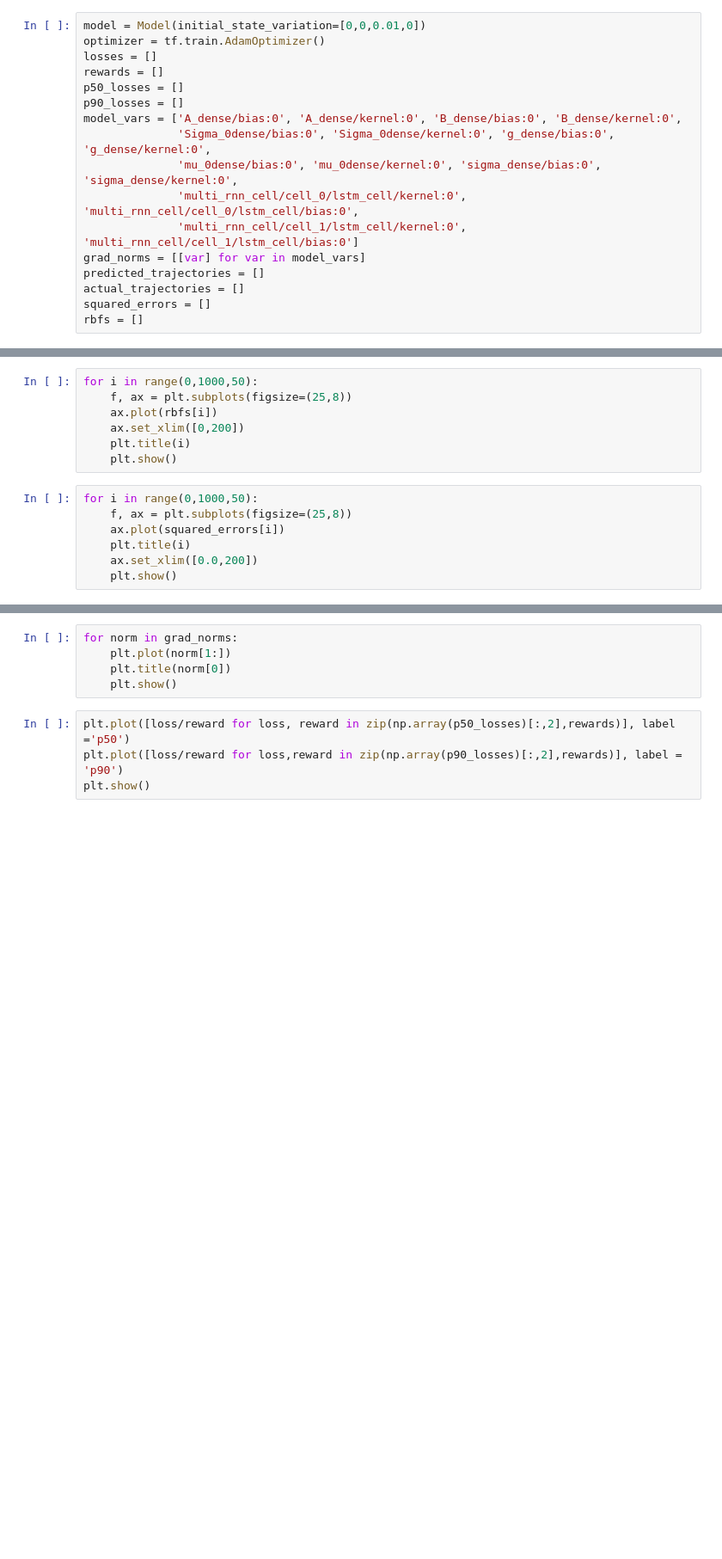
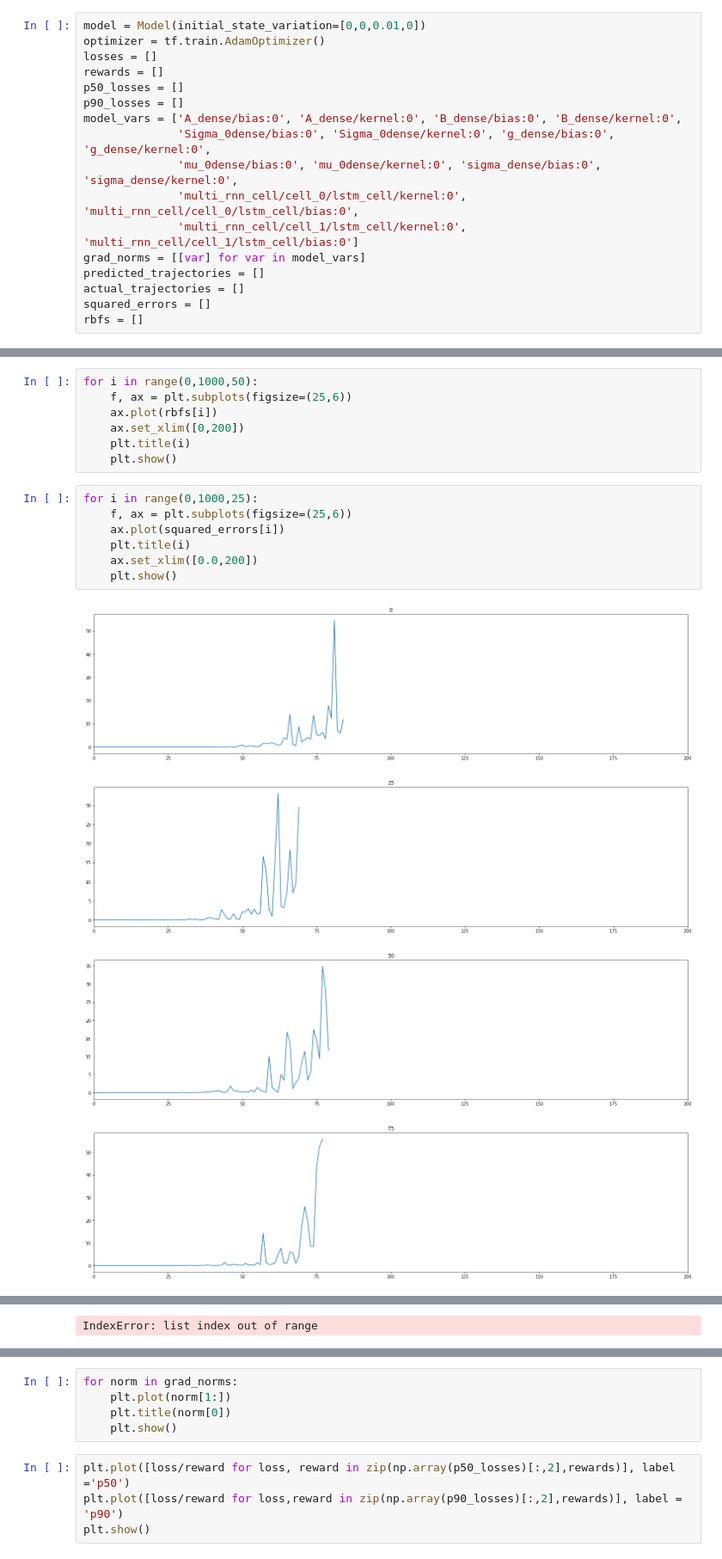
Before and after one commit to albalaka/DLQR, a Jupyter notebook: EagerExecutionAttempt.ipynb, the cells around one changed output, grey strips where cells are left out. Shown at 86% size. Drawn from its saved outputs; the diff is of its cells as text; blank space fills up the shorter version.

```diff
--- a/EagerExecutionAttempt.ipynb
+++ b/EagerExecutionAttempt.ipynb
@@ -518,14 +517,19 @@ plt.show()
 # %%
 for i in range(0,1000,50):
-    f, ax = plt.subplots(figsize=(25,8))
+    f, ax = plt.subplots(figsize=(25,6))
     ax.plot(rbfs[i])
     ax.set_xlim([0,200])
     plt.title(i)
     plt.show()
 # %%
-for i in range(0,1000,50):
-    f, ax = plt.subplots(figsize=(25,8))
+for i in range(0,1000,25):
+    f, ax = plt.subplots(figsize=(25,6))
     ax.plot(squared_errors[i])
     plt.title(i)
     ax.set_xlim([0.0,200])
     plt.show()
+# %% [output]
+[figure, added]
+[figure, added]
+[figure, added]
+[figure, added]
@@ -531,0 +537 @@ for i in range(0,1000,50):
+IndexError: list index out of range
```
Also changed, not shown: parts of 6 cells of this notebook.
